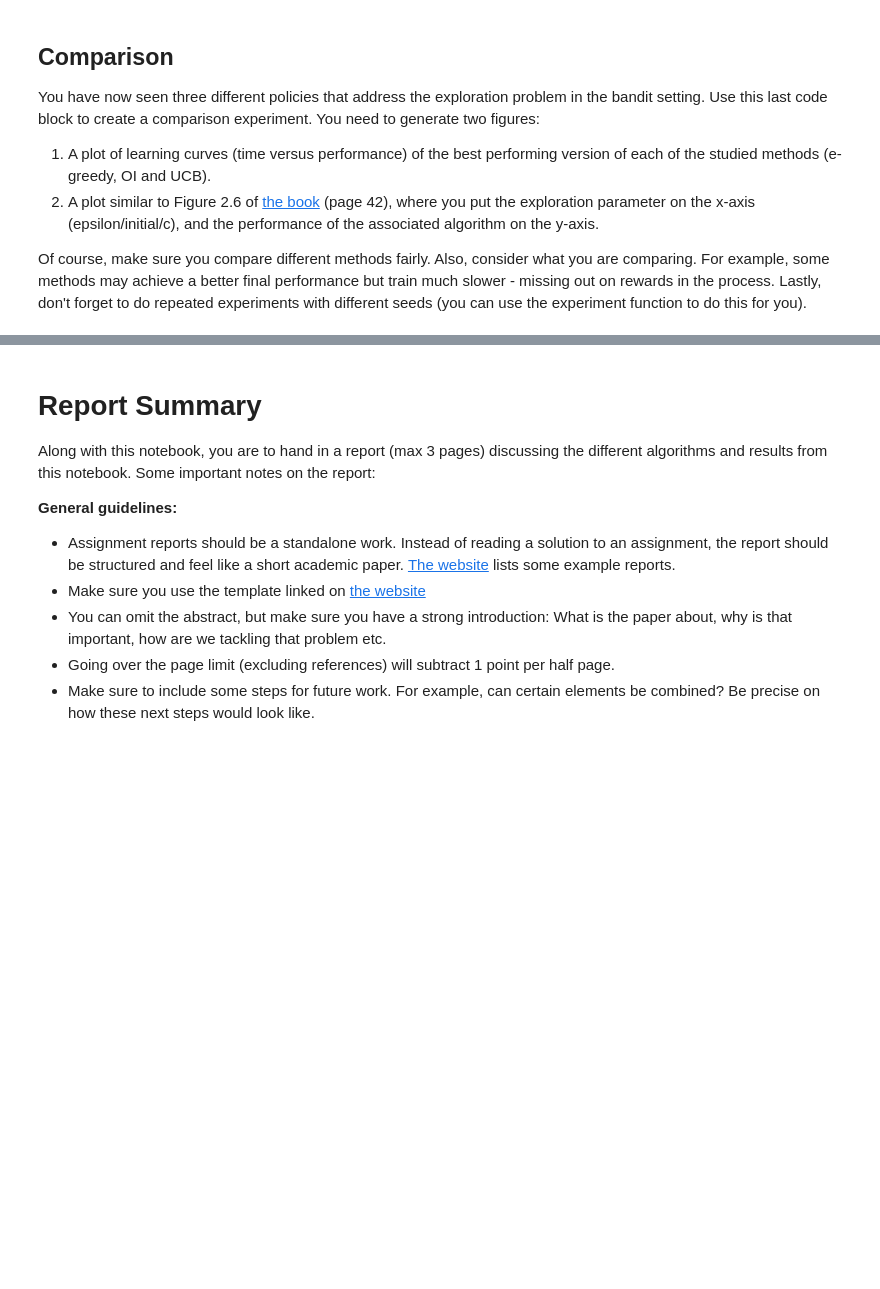
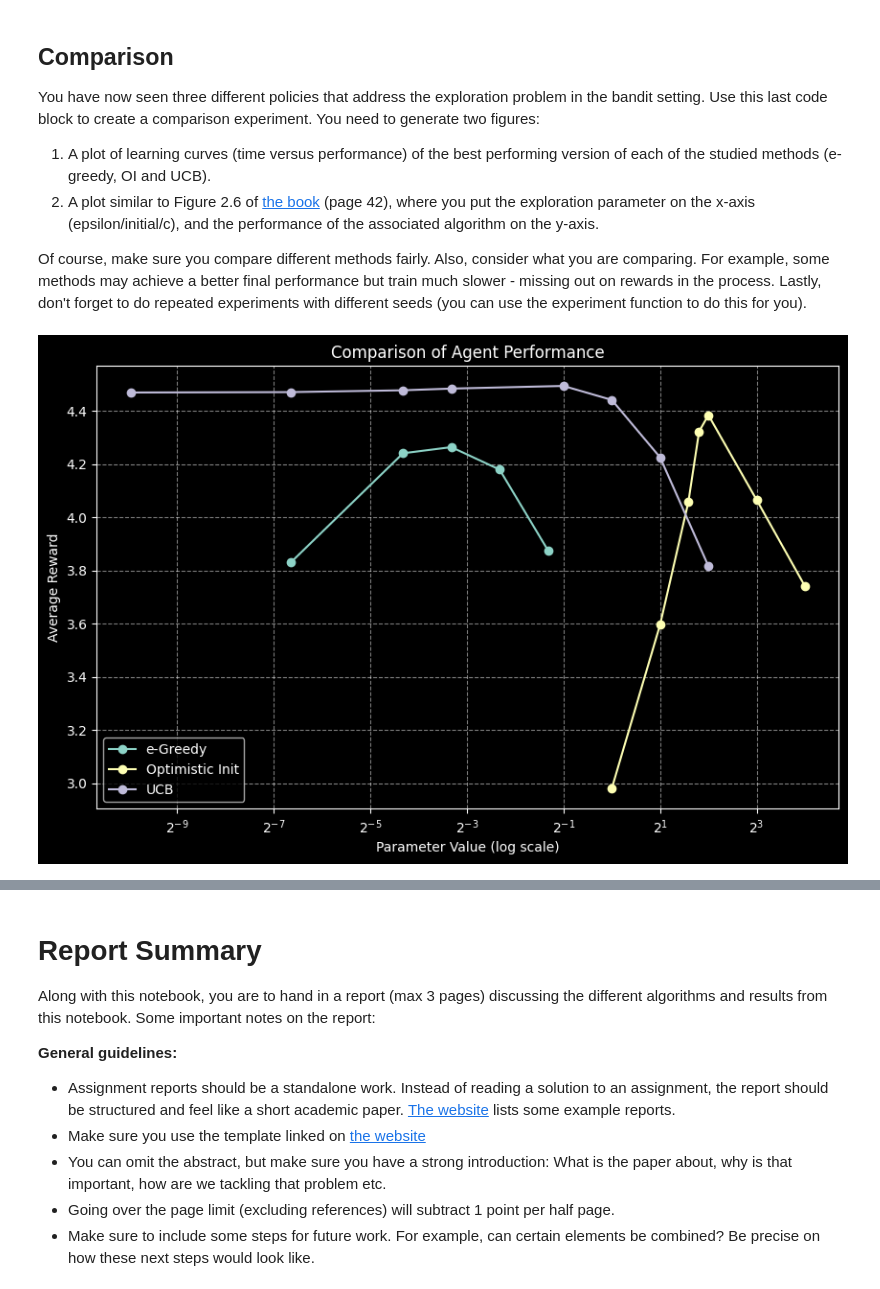
Before and after one commit to kraksys/irl26, a Jupyter notebook: 1a/RL_Bachelor_Assignment_1A_(2026).ipynb, the cells around one changed output, grey strips where cells are left out. Drawn from its saved outputs; the diff is of its cells as text; code cells hidden in the pictures; blank space fills up the shorter version.

Commit message:
comparison graph and pain

```diff
--- a/1a/RL_Bachelor_Assignment_1A_(2026).ipynb
+++ b/1a/RL_Bachelor_Assignment_1A_(2026).ipynb
@@ -526,0 +525,67 @@ Of course, make sure you compare different methods fairly. Also, consider what y
+# %%
+### Comparison experiment code here ...
+#at least I think they are the best ones
+"""best_epsilon = 0.1
+best_initial_value = 5.0
+best_c = 1.0
+
+best_plot = LearningCurvePlot("Comparison of Best Performing Agents")
+
+# Run experiments for the best versions
+experiment(best_plot, eGreedyAgent, label=f"e-Greedy ({chr(949)}={best_epsilon})", epsilon=best_epsilon)
+experiment(best_plot, OptimisticInitializationAgent, label=f"Optimistic Init (Q0={best_initial_value})", initial_value=best_initial_value)
+experiment(best_plot, UCBAgent, label=f"UCB (c={best_c})", c=best_c)"""
+
+
+##################################
+#This is for the fancy plot
+##################################
+def get_score(agent_class, **kwargs):
+    """
+    I copied the function form above but removed the arg for a plot
+    """
+    np.random.seed(42)
+    n_repetitions = 1000
+    n_timesteps = 1000
+    n_actions = 25
+
+    rewards = np.zeros((n_repetitions, n_timesteps))
+
+    for rep in range(n_repetitions):
+        # agent and environment
+        agent = agent_class(n_actions, **kwargs)
+        env = MovieRecommenderBandit(n_actions=n_actions)
+
+        # train
+        rewards[rep] = agent.train(env, n_timesteps=n_timesteps)
+
+    # Return the average reward
+    return np.mean(rewards)
+
+# "the pain lists"
+# I tried playing with the data bit I can't get all of them to look line an upside U
+epsilons = [0.01, 0.05, 0.1, 0.2, 0.4]
+initial_vals = [ 1, 2, 3, 3.5, 4, 8, 16]
+c_values = [0.001, 0.01, 0.05, 0.1, 0.5, 1.0, 2.0, 4.0]
+
+# creating the data for each
+egreedy_y = [get_score(eGreedyAgent, epsilon=e) for e in epsilons]
+oi_y = [get_score(OptimisticInitializationAgent, initial_value=v) for v in initial_vals]
+ucb_y = [get_score(UCBAgent, c=c) for c in c_values]
+
+plt.figure(figsize=(10, 6))
+plt.plot(epsilons, egreedy_y, "-o", label='e-Greedy')
+plt.plot(initial_vals, oi_y, "-o", label='Optimistic Init')
+plt.plot(c_values, ucb_y, "-o", label='UCB')
+
+# looks ugly for base 10
+# if you can make it display the numbers in base 10 but keep the distance as base 2 that'd be great
+plt.xscale('log', base=2)
+plt.xlabel('Parameter Value (log scale)')
+plt.ylabel('Average Reward')
+plt.title('Comparison of Agent Performance')
+plt.legend()
+plt.grid(True, which="both", ls="--", alpha=0.5)
+plt.show()
+# %% [output]
+[figure, added]
```
Also changed, not shown: parts of 6 cells of this notebook.
